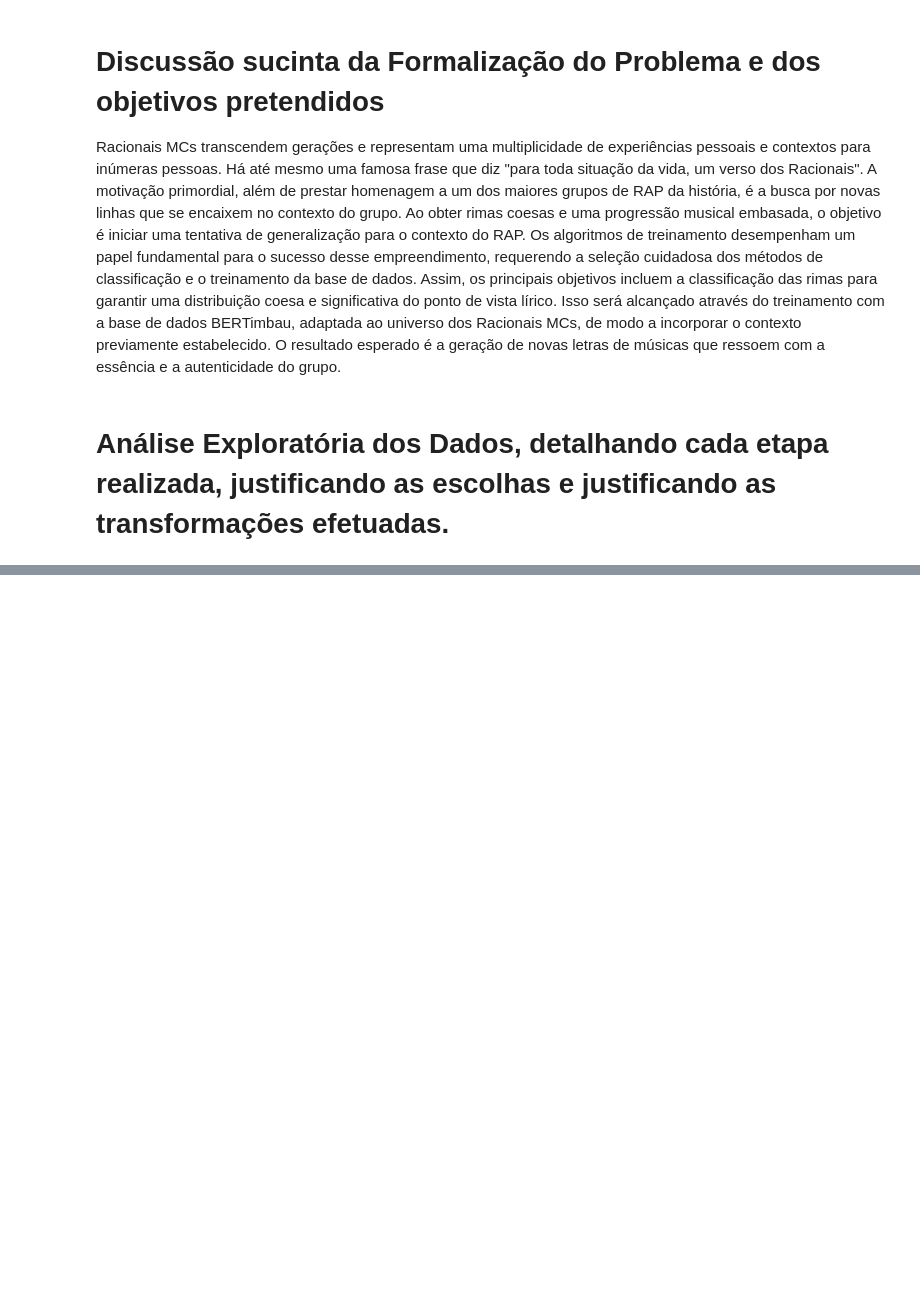
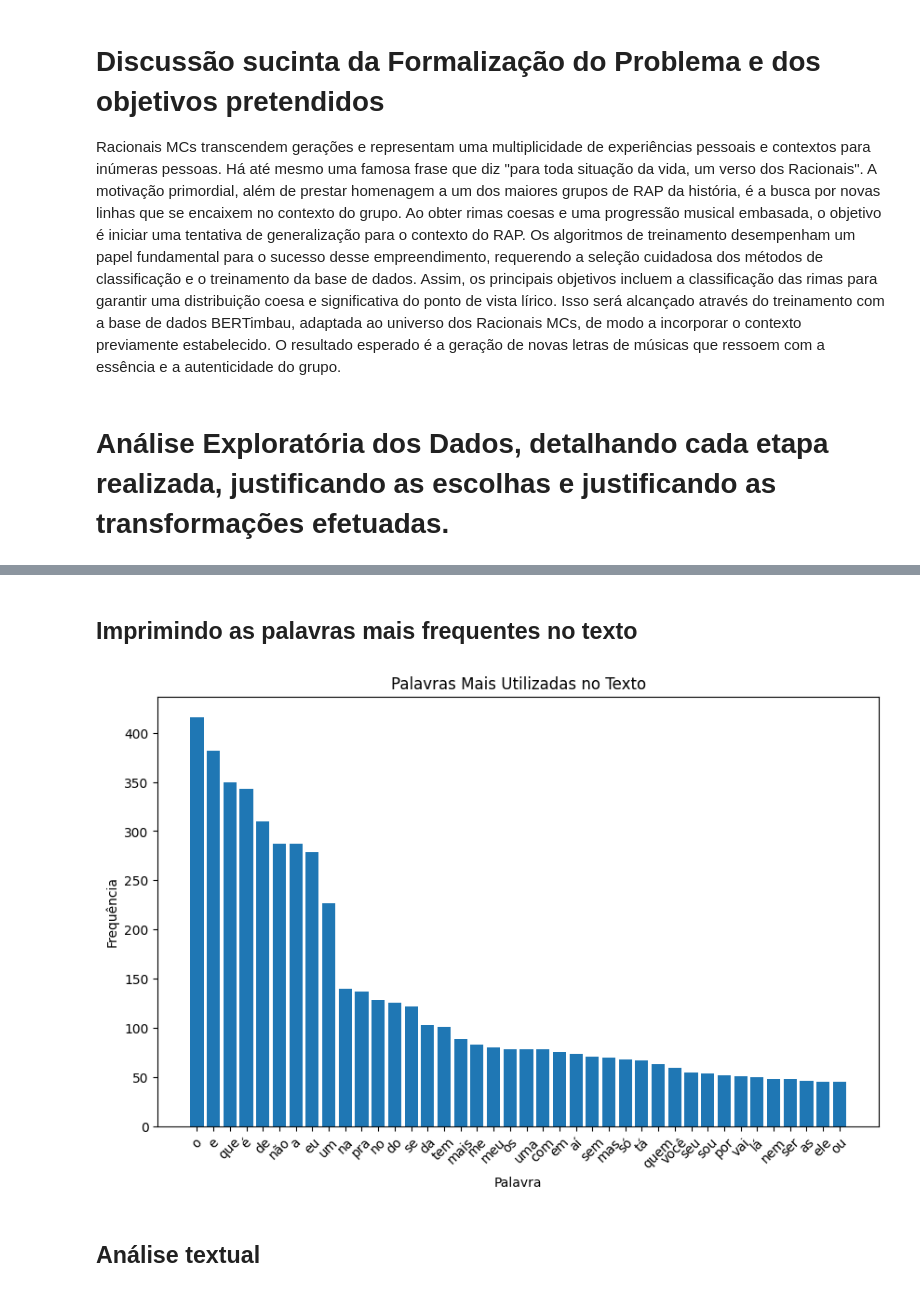
Before and after one commit to JotaChina/Computer-intelligence, a Jupyter notebook: TP2/tp2.ipynb, the cells around one changed output, grey strips where cells are left out. Cells and saved outputs as stored; diff of their text form; code cells hidden in the pictures; blank space fills up the shorter version.

```diff
--- a/TP2/tp2.ipynb
+++ b/TP2/tp2.ipynb
@@ -18,0 +152,38 @@ Plotar os gráficos de rimas, pares de rimas iguais, quantidade de rimas com alg
+# %% [markdown]
+## Imprimindo as palavras mais frequentes no texto
+# %%
+import re
+from collections import Counter
+import matplotlib.pyplot as plt
+
+def find_most_common_words(text, n=10):
+    # Dividir o texto em palavras
+    words = re.findall(r'\b\w+\b', text.lower())
+
+    # Contar a frequência de cada palavra
+    word_frequency = Counter(words)
+
+    # Selecionar as palavras mais utilizadas
+    most_common_words = word_frequency.most_common(n)
+
+    return most_common_words
+
+# Encontrar as 10 palavras mais utilizadas
+most_common_words = find_most_common_words(texto_preprocessado, n=40)
+
+# Extrair as palavras e suas frequências
+words = [word for word, _ in most_common_words]
+frequencies = [frequency for _, frequency in most_common_words]
+
+# Plotar o gráfico de barras
+plt.figure(figsize=(10, 6))
+plt.bar(words, frequencies)
+plt.xlabel('Palavra')
+plt.ylabel('Frequência')
+plt.title('Palavras Mais Utilizadas no Texto')
+plt.xticks(rotation=45)
+plt.show()
+# %% [output]
+[figure, added]
+# %% [markdown]
+## Análise textual
```
Also changed, not shown: parts of 44 cells of this notebook.
